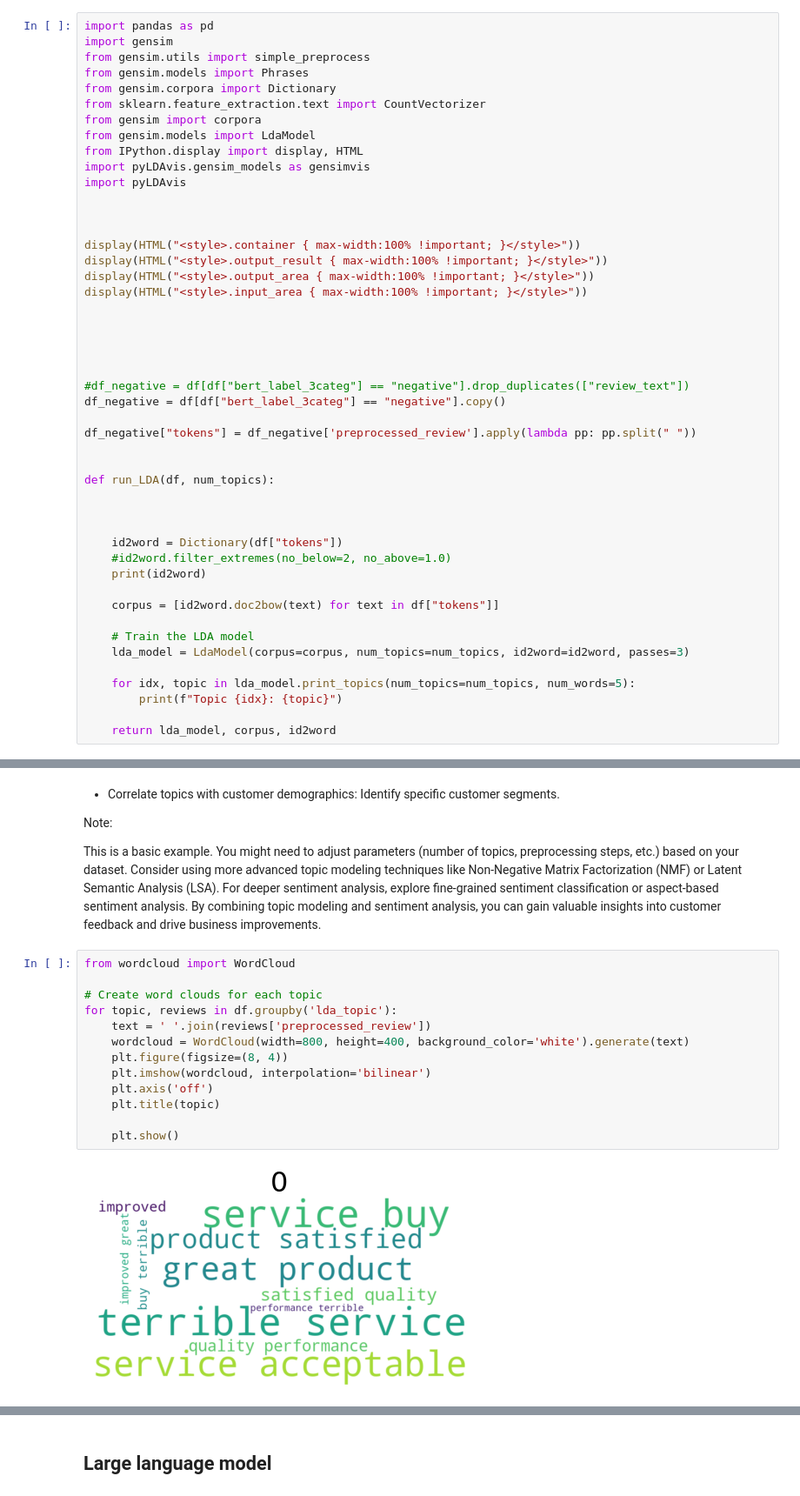
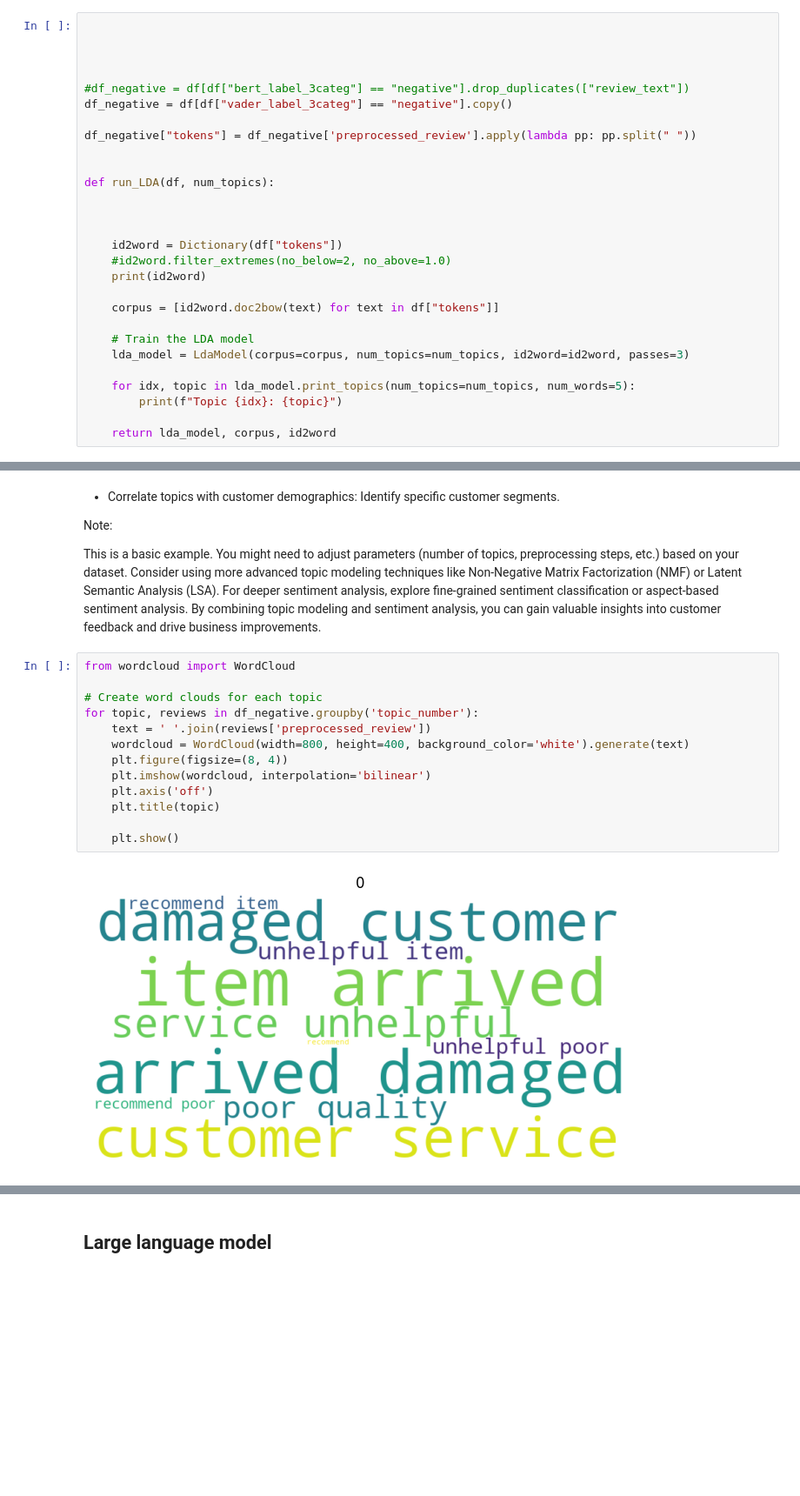
Before and after one commit to csmaiz/vw_technical_challenge, a Jupyter notebook: src/Task4_Real_world_Scenario.ipynb, the cells around one changed output, grey strips where cells are left out. Shown: that part at 87% size. Saved outputs shown, nothing was run; the diff lists cells and outputs as text; blank space fills up the shorter version.

Commit message:
Progress generating figures, making conclusions and cleaning code

```diff
--- a/src/Task4_Real_world_Scenario.ipynb
+++ b/src/Task4_Real_world_Scenario.ipynb
@@ -119,29 +120,10 @@ df_negative
 # %%
-import pandas as pd
-import gensim
-from gensim.utils import simple_preprocess
-from gensim.models import Phrases
-from gensim.corpora import Dictionary
-from sklearn.feature_extraction.text import CountVectorizer
-from gensim import corpora
-from gensim.models import LdaModel
-from IPython.display import display, HTML
-import pyLDAvis.gensim_models as gensimvis
-import pyLDAvis
-
-
-
-display(HTML("<style>.container { max-width:100% !important; }</style>"))
-display(HTML("<style>.output_result { max-width:100% !important; }</style>"))
-display(HTML("<style>.output_area { max-width:100% !important; }</style>"))
-display(HTML("<style>.input_area { max-width:100% !important; }</style>"))
-
 
 
 
 
 #df_negative = df[df["bert_label_3categ"] == "negative"].drop_duplicates(["review_text"])
-df_negative = df[df["bert_label_3categ"] == "negative"].copy()
+df_negative = df[df["vader_label_3categ"] == "negative"].copy()
 
 df_negative["tokens"] = df_negative['preprocessed_review'].apply(lambda pp: pp.split(" "))
 
@@ -401,15 +364,15 @@ By combining topic modeling and sentiment analysis, you can gain valuable insigh
 # %%
 from wordcloud import WordCloud
 
 # Create word clouds for each topic
-for topic, reviews in df.groupby('lda_topic'):
+for topic, reviews in df_negative.groupby('topic_number'):
     text = ' '.join(reviews['preprocessed_review'])
     wordcloud = WordCloud(width=800, height=400, background_color='white').generate(text)
     plt.figure(figsize=(8, 4))
     plt.imshow(wordcloud, interpolation='bilinear')
     plt.axis('off')
     plt.title(topic)
 
     plt.show()
 # %% [output]
-[figure, old version]
+[figure, new version]
```
Also changed, not shown: parts of 20 cells of this notebook, 18 other files.
